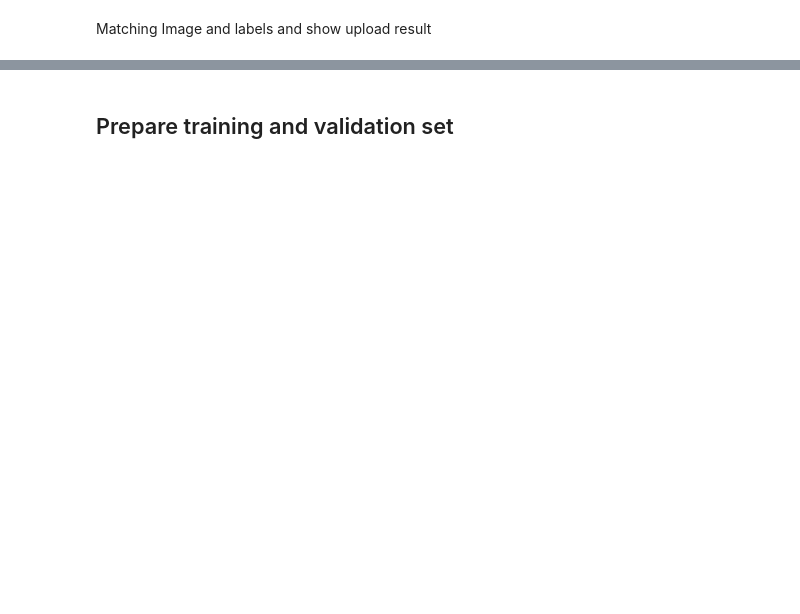
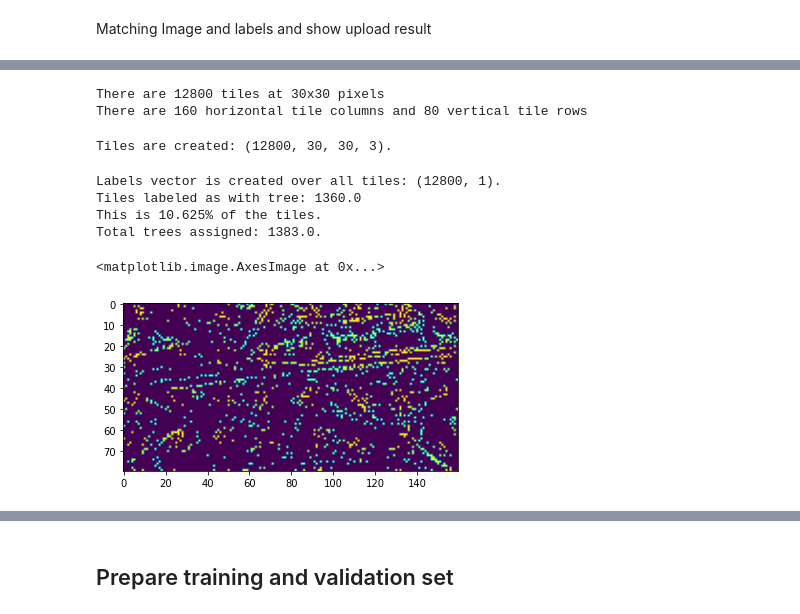
Before and after one commit to LuiseStrathe/urbaneagle_visionai, a Jupyter notebook: notebooks/Base_Model_01.ipynb, the cells around one changed output, grey strips where cells are left out. Drawn from its saved outputs; the diff is of its cells as text; code cells hidden in the pictures; blank space fills up the shorter version.

```diff
--- a/notebooks/Base_Model_01.ipynb
+++ b/notebooks/Base_Model_01.ipynb
@@ -122,26 +112,31 @@ print(f"There are {num_horizontal_tiles} horizontal tile columns and {num_vertic
 image = np.array(image) # input image
 tiles = np.zeros((num_tiles, tile_size, tile_size, 3)) # all tile images
 tile = np.zeros((tile_size, tile_size, 3)) # image of tile
-tile_locations = np.zeros((num_tiles, 3)) # (row, column, label_id)
+tile_info = np.zeros((num_tiles, 6)) # (tile row, tile column, true_label, probability, x_mean, y_mean)
 
 # create tiles
 for i in tq(range(num_vertical_tiles)):
     for j in range(num_horizontal_tiles):
         tile_num = i * num_horizontal_tiles + j
-        # give starting pixels in rows and columns
+        # give starting (left/top) & mean pixels in rows and columns for this tile
         v_start = i * tile_size
         h_start = j * tile_size
+        v_mean = v_start + tile_size // 2
+        h_mean = h_start + tile_size // 2
         # create tile
         tile = image[v_start:v_start+tile_size, h_start:h_start+tile_size, :]
         # add tile to array
         tiles[tile_num] = tile
         # store location ot tiles:
-        tile_locations[tile_num] = (i,j,0)
+        tile_info[tile_num] = (i,j,0,0,v_mean, h_mean)
 
 print(f"Tiles are created: {tiles.shape}.")
+# %% [output]
+There are 12800 tiles at 30x30 pixels
+There are 160 horizontal tile columns and 80 vertical tile rows
+Tiles are created: (12800, 30, 30, 3).
 # %%
 # Labeling the tiles
-
 tile_labels = np.zeros((num_tiles, 1)) # labels for each tile: 0 = no tree, 1 = tree
 tile_count = np.zeros((num_tiles, 1)) # number of trees in each tile
 label_count = 0
@@ -152,18 +147,26 @@ for label in labels:
     tile_num = int(pos_vertical * num_horizontal_tiles + pos_horizontal)
     tile_labels[tile_num] = 1
     tile_count[tile_num] += 1
-    tile_locations[tile_num][2]= label_count
+    tile_info[tile_num][2]= 1
     label_count += 1
 
-print(f"Labels vector is created: {tile_labels.shape}.")
+print(f"Labels vector is created over all tiles: {tile_labels.shape}.")
 print(f"Tiles labeled as with tree: {tile_labels.sum()}")
 print(f"This is {tile_labels.sum()/tile_labels.shape[0]*100}% of the tiles.")
 print(f"Total trees assigned: {tile_count.sum()}.")
+# %% [output]
+Labels vector is created over all tiles: (12800, 1).
+Tiles labeled as with tree: 1360.0
+This is 10.625% of the tiles.
+Total trees assigned: 1383.0.
 # %%
 # show labeled tiles
-tiles_show = tile_locations[:,2].reshape(num_vertical_tiles, num_horizontal_tiles)
+tiles_show = tile_info[:,2].reshape(num_vertical_tiles, num_horizontal_tiles)
 tiles_show[tiles_show == 0] = 0
 tiles_show[tiles_show > 0] = 1
 plt.imshow(tiles_show)
+# %% [output]
+<matplotlib.image.AxesImage at 0x...>
+[figure, added]
 # %%
 # max count tile show
```
Also changed, not shown: parts of 34 cells of this notebook, 8 other files.
